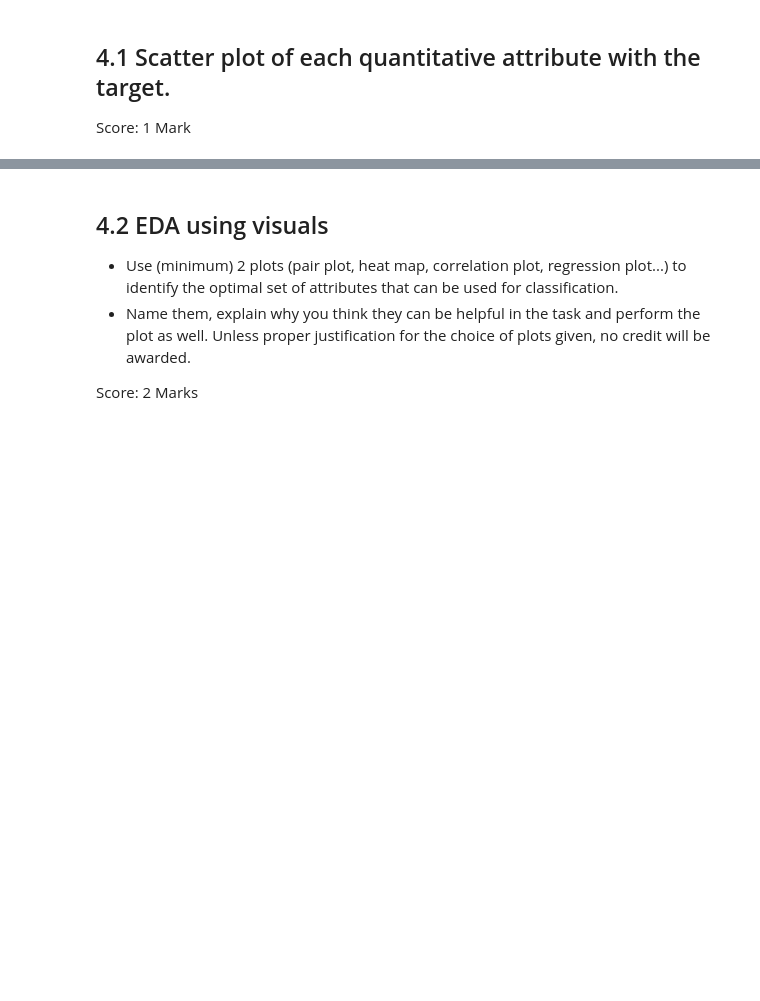
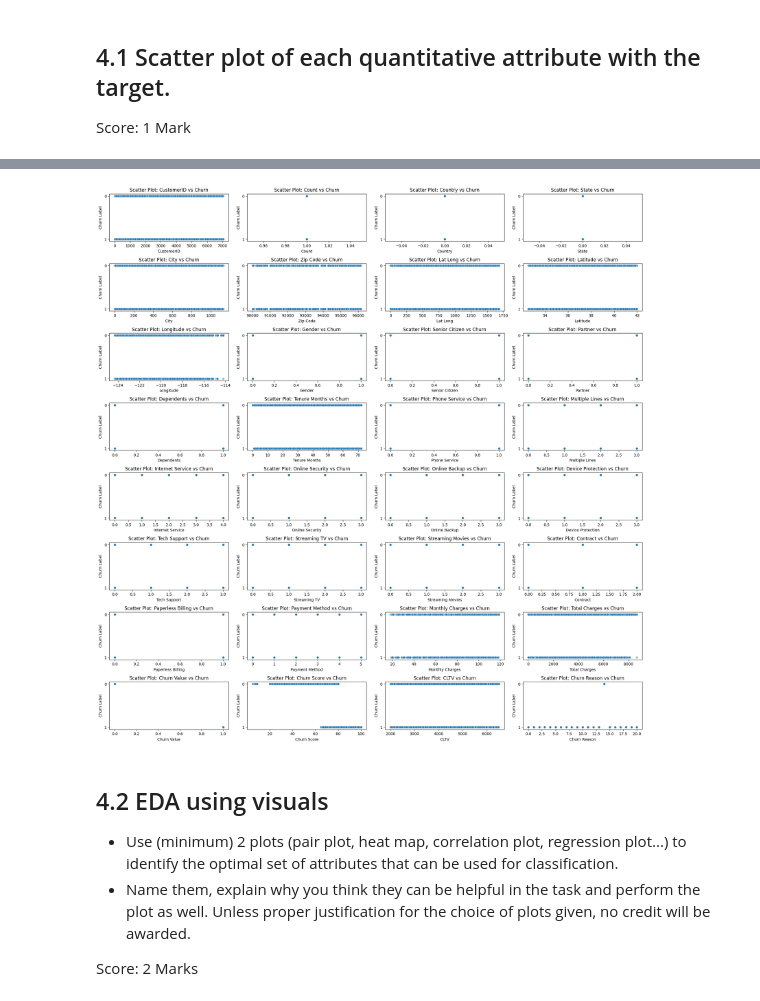
Before and after one commit to mudu89/IDS_Assignment_053, a Jupyter notebook: IDS_Assignment-1.ipynb, the cells around one changed output, grey strips where cells are left out. Saved outputs shown, nothing was run; the diff lists cells and outputs as text; code cells hidden in the pictures; blank space fills up the shorter version.

```diff
--- a/IDS_Assignment-1.ipynb
+++ b/IDS_Assignment-1.ipynb
@@ -186,3 +280,20 @@ If input data is text, do 3.3 and 3.4
 * data inconsistencies
 # %%
 ##---------Type the code below this line------------------##
+
+# Checking for duplicates
+duplicates = df.duplicated().sum()
+
+if duplicates > 0:
+    print(f"Duplicates rows available: {duplicates}")
+else:
+    print("No Duplicates in the datatset")
+
+# Checking for missing Data
+missing_values = df.isnull().sum()
+missing_percentage = (missing_values / len(df)) * 100
+# Filter columns with missing data
+missing_summary = pd.DataFrame({"Missing Values": missing_values, "Percentage": missing_percentage})
+missing_summary = missing_summary[missing_summary["Missing Values"] > 0].sort_values(by="Percentage", ascending=False)
+
+print(missing_summary)
@@ -238,3 +505,24 @@ Score: 1 Mark
 Score: 1 Mark
 # %%
 ##---------Type the code below this line------------------##
+! pip install seaborn
+! pip install matplotlib
+
+import seaborn as sns
+import matplotlib.pyplot as plt
+
+# Select numerical features
+quantitative_cols = X.select_dtypes(include=["int64", "float64"]).columns
+plt.figure(figsize=(20, 25))
+
+for i, feature in enumerate(quantitative_cols, 1):
+  #plt.figure(figsize=(15, 4))
+  plt.subplot(10, 4, i)  # Adjust rows & columns based on feature count
+  sns.scatterplot(x=X[feature], y=y, alpha=0.5)
+  plt.xlabel(feature)
+  plt.ylabel("Churn Label")
+  plt.title(f"Scatter Plot: {feature} vs Churn")
+
+plt.tight_layout()
+plt.show()
+# %% [output]
@@ -241,3 +546,4 @@ Score: 1 Mark
+[figure, added]
 # %% [markdown]
 ## 4.2 EDA using visuals
 * Use (minimum) 2 plots (pair plot, heat map, correlation plot, regression plot...) to identify the optimal set of attributes that can be used for classification.
```
Also changed, not shown: parts of 19 cells of this notebook.
